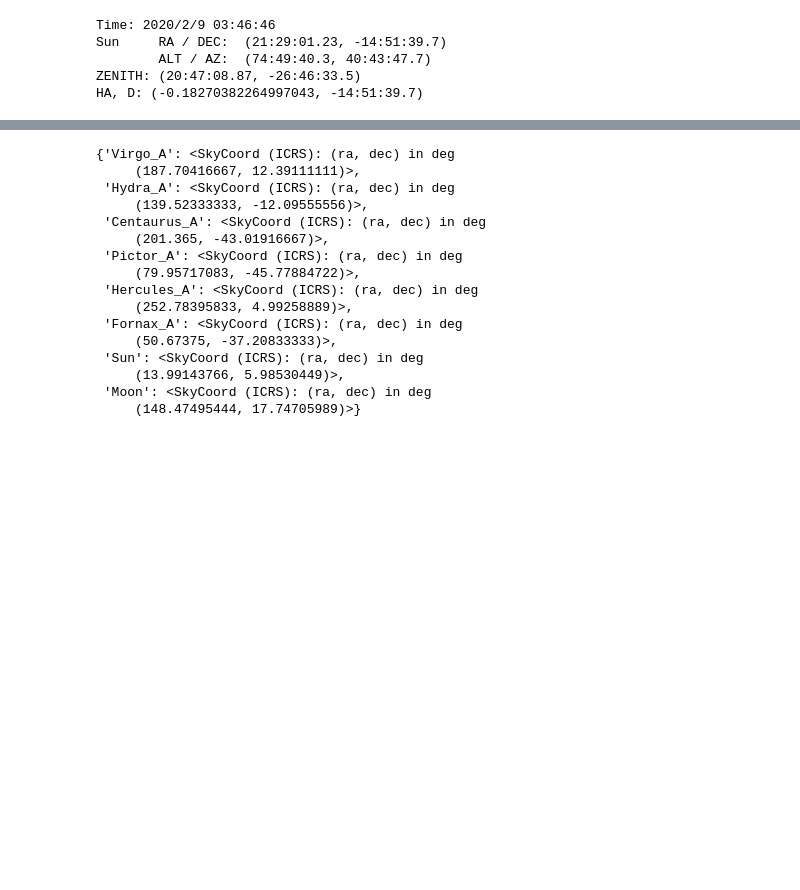
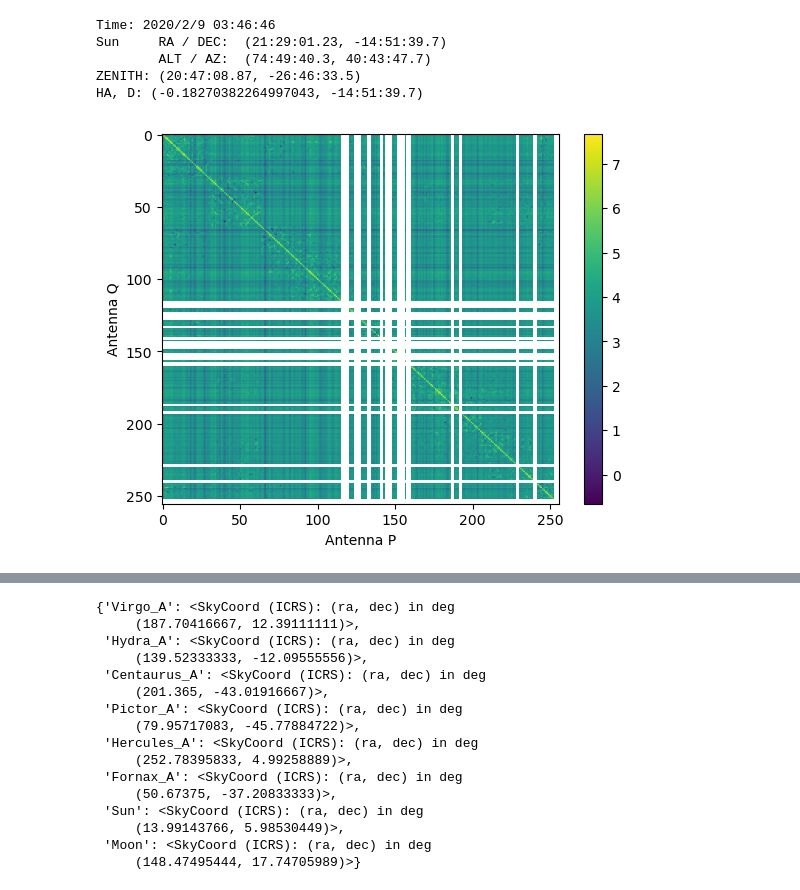
Before and after one commit to telegraphic/postx, a Jupyter notebook: dev/direct_to_healpix2.ipynb, the cells around one changed output, grey strips where cells are left out. Drawn from its saved outputs; the diff is of its cells as text; code cells hidden in the pictures; blank space fills up the shorter version.

```diff
--- a/dev/direct_to_healpix2.ipynb
+++ b/dev/direct_to_healpix2.ipynb
@@ -12,27 +12,28 @@ from allsky_viewer import AllSkyViewer, generate_skycat
 from astropy.coordinates import SkyCoord, Angle
 from astropy.time import Time
 # %%
-filename_data = 'test_data_blink/eda2/20200209/chan_204_20200209T034646_vis_real.fits'
-filename_ant  = 'test_data/eda_antenna_locations_v2.h5'
+filename_data = '../test_data_blink/eda2/20200209/chan_204_20200209T034646_vis_real.fits'
+filename_ant  = '../test_data/eda_antenna_locations_v2.h5'
 # Setup array
 f_mhz = np.array([159.3750])
 lat = '-26:42:11:95'
 lon = '116:40:14.93'
 elev = 500
 t = Time('2020-02-09T03:46:46.0', format='isot')
 sun = ephem.Sun()
 
 # Initialize EDA array
 eda = RadioArray(lat, lon, elev, f_mhz, filename_ant, t0=t.datetime, verbose=True, phase_center=sun)
 eda.load_fits_data(filename_data)
 
 eda.plot_corr_matrix()
 # %% [output]
 Time: 2020/2/9 03:46:46
 Sun     RA / DEC:  (21:29:01.23, -14:51:39.7)
         ALT / AZ:  (74:49:40.3, 40:43:47.7)
 ZENITH: (20:47:08.87, -26:46:33.5)
 HA, D: (-0.18270382264997043, -14:51:39.7)
+[figure, added]
 # %%
 img = eda.make_image()
 gsm = eda.generate_gsm()
```
Also changed, not shown: parts of 6 cells of this notebook, 8 other files.
